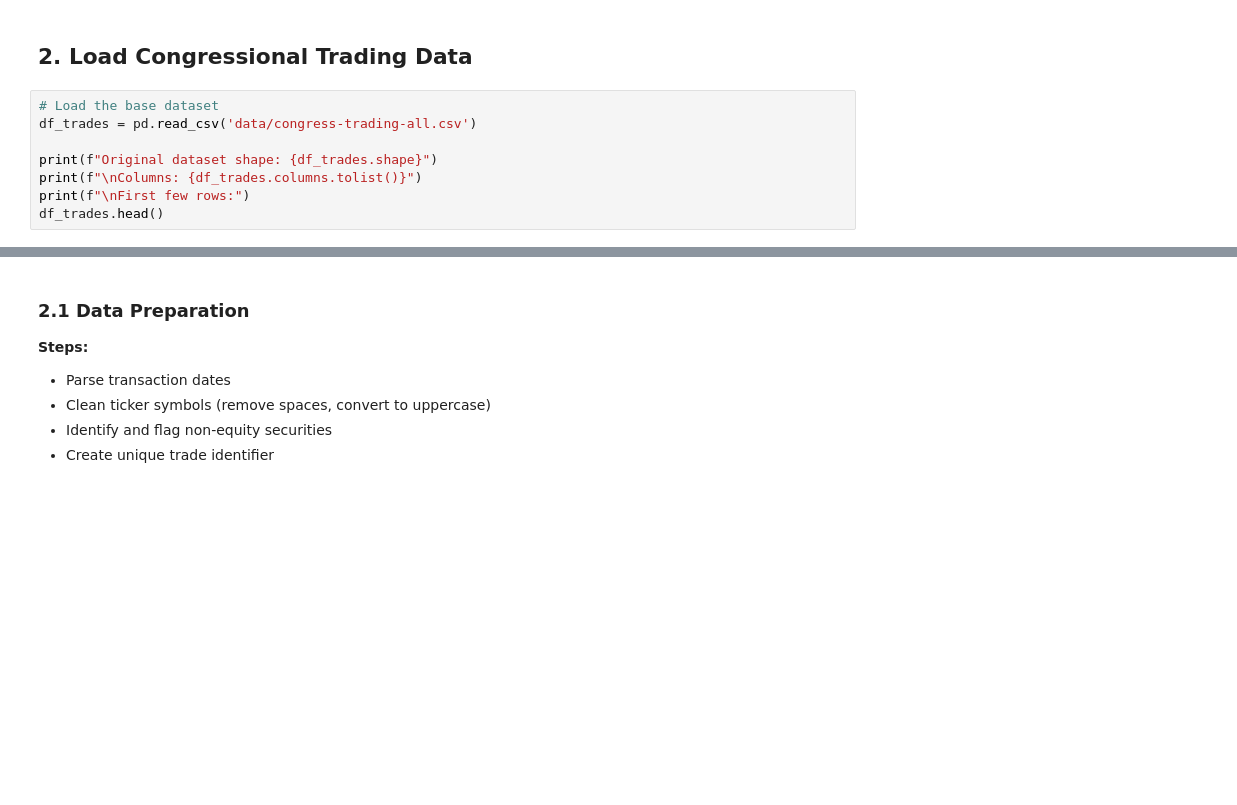
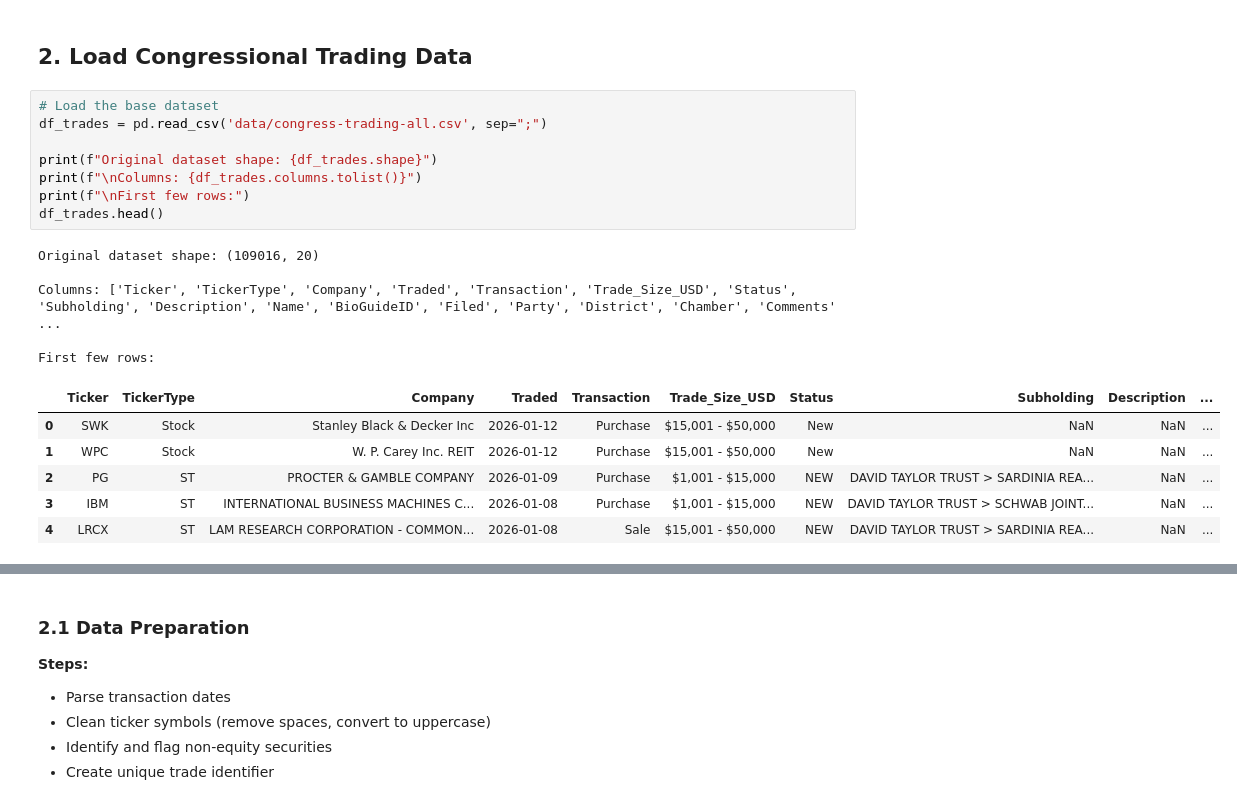
Before and after one commit to ivanurquiza/US_Congress, a Jupyter notebook: Finance_features.ipynb, the cells around one changed output, grey strips where cells are left out. Cells and saved outputs as stored; diff of their text form; blank space fills up the shorter version.

```diff
--- a/Finance_features.ipynb
+++ b/Finance_features.ipynb
@@ -64,12 +65,24 @@ print("Dependencies loaded successfully.")
 ## 2. Load Congressional Trading Data
 # %%
 # Load the base dataset
-df_trades = pd.read_csv('data/congress-trading-all.csv')
+df_trades = pd.read_csv('data/congress-trading-all.csv', sep=";")
 
 print(f"Original dataset shape: {df_trades.shape}")
 print(f"\nColumns: {df_trades.columns.tolist()}")
 print(f"\nFirst few rows:")
 df_trades.head()
+# %% [output]
+Original dataset shape: (109016, 20)
+
+Columns: ['Ticker', 'TickerType', 'Company', 'Traded', 'Transaction', 'Trade_Size_USD', 'Status', 'Subholding', 'Description', 'Name', 'BioGuideID', 'Filed', 'Party', 'District', 'Chamber', 'Comments' ...
+
+First few rows:
+|  | Ticker | TickerType | Company | Traded | Transaction | Trade_Size_USD | Status | Subholding | Description | ... |
+| 0 | SWK | Stock | Stanley Black & Decker Inc | 2026-01-12 | Purchase | $15,001 - $50,000 | New | NaN | NaN | ... |
+| 1 | WPC | Stock | W. P. Carey Inc. REIT | 2026-01-12 | Purchase | $15,001 - $50,000 | New | NaN | NaN | ... |
+| 2 | PG | ST | PROCTER & GAMBLE COMPANY | 2026-01-09 | Purchase | $1,001 - $15,000 | NEW | DAVID TAYLOR TRUST > SARDINIA REA... | NaN | ... |
+| 3 | IBM | ST | INTERNATIONAL BUSINESS MACHINES C... | 2026-01-08 | Purchase | $1,001 - $15,000 | NEW | DAVID TAYLOR TRUST > SCHWAB JOINT... | NaN | ... |
+| 4 | LRCX | ST | LAM RESEARCH CORPORATION - COMMON... | 2026-01-08 | Sale | $15,001 - $50,000 | NEW | DAVID TAYLOR TRUST > SARDINIA REA... | NaN | ... |
 # %%
 # Inspect data types and identify date column
 print("Data types:")
```
Also changed, not shown: parts of 23 cells of this notebook, 13 other files.
